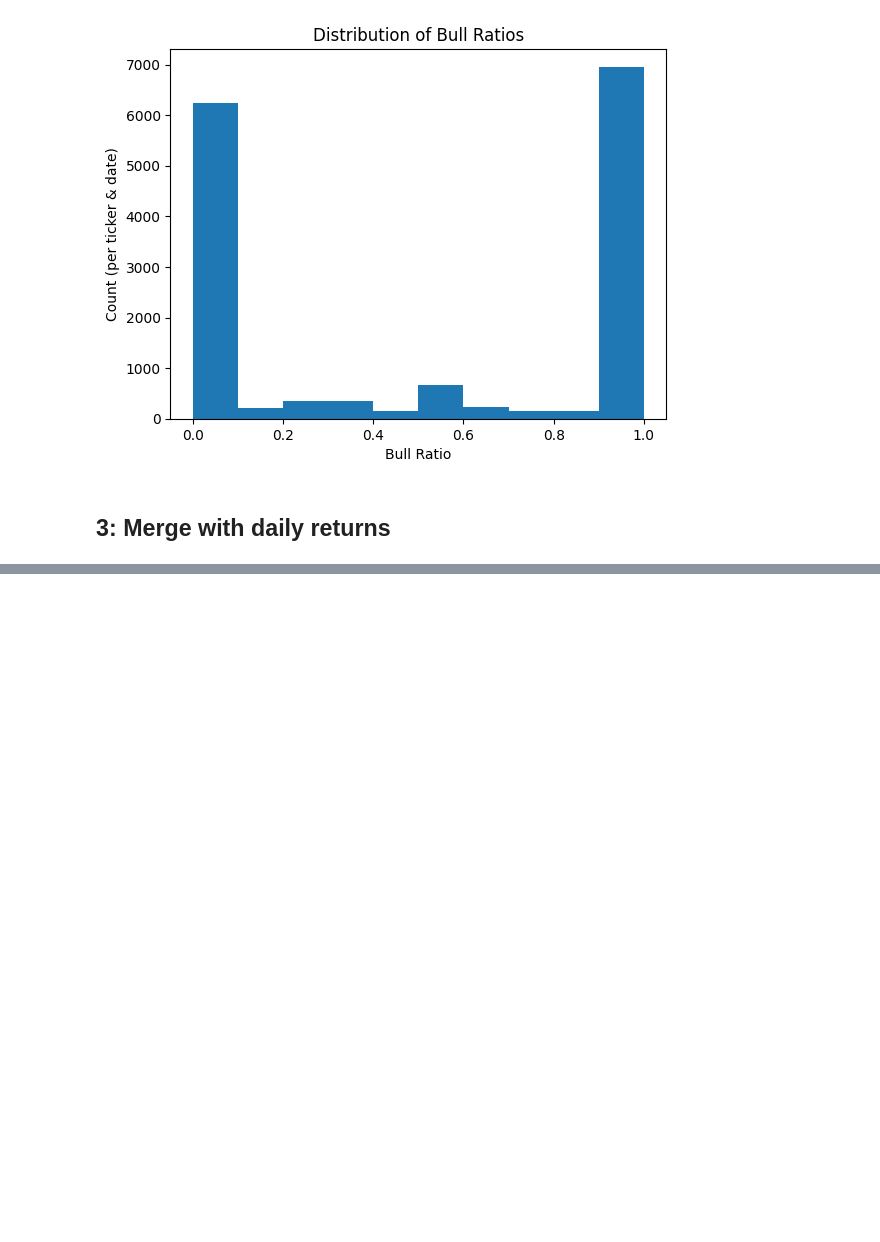
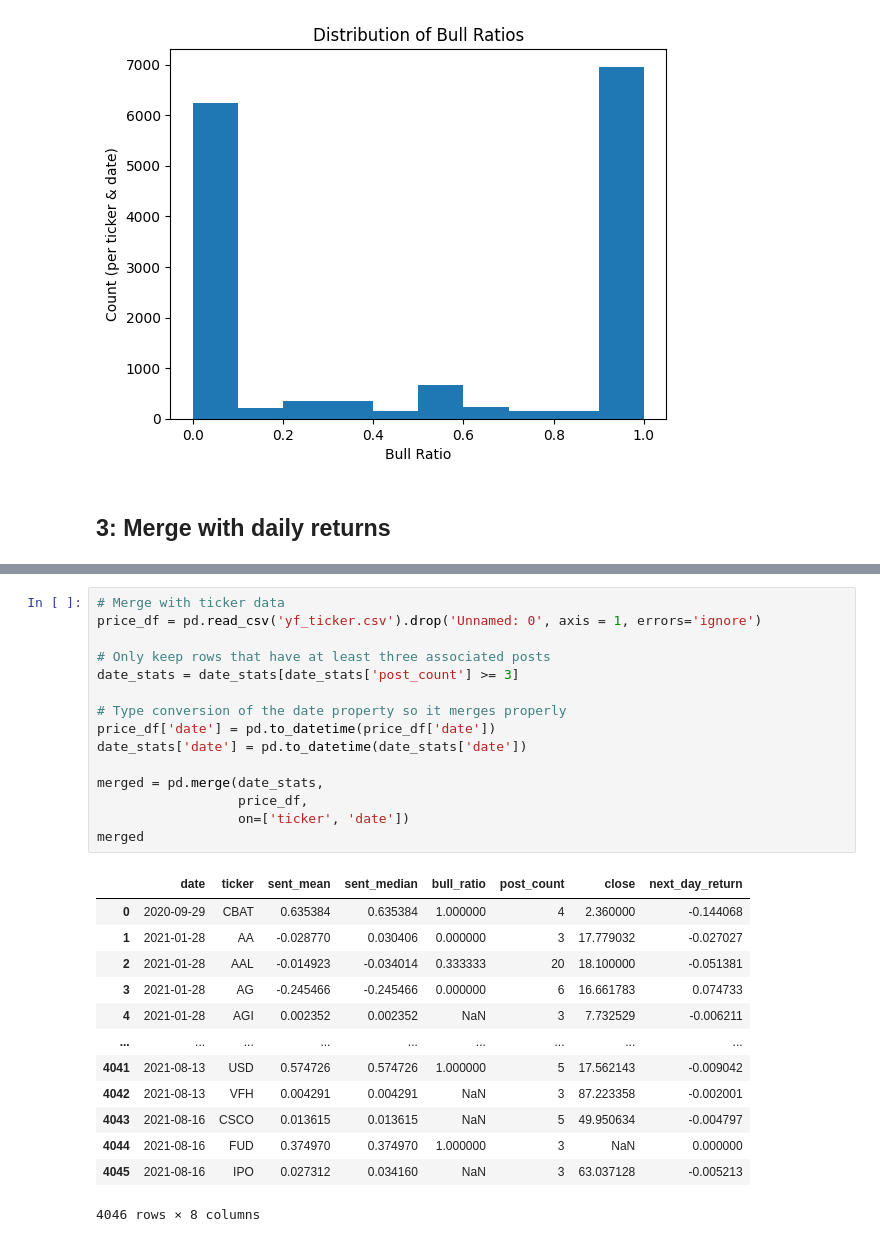
Before and after one commit to lmalmud/altdata-sentiment-ic, a Jupyter notebook: notebooks/wsb_sentiment_ic.ipynb, the cells around one changed output, grey strips where cells are left out. Saved outputs shown, nothing was run; the diff lists cells and outputs as text; blank space fills up the shorter version.

```diff
--- a/notebooks/wsb_sentiment_ic.ipynb
+++ b/notebooks/wsb_sentiment_ic.ipynb
@@ -179,0 +294,29 @@ Text(0.5, 1.0, 'Distribution of Bull Ratios')
+# %%
+# Merge with ticker data
+price_df = pd.read_csv('yf_ticker.csv').drop('Unnamed: 0', axis = 1, errors='ignore')
+
+# Only keep rows that have at least three associated posts
+date_stats = date_stats[date_stats['post_count'] >= 3]
+
+# Type conversion of the date property so it merges properly
+price_df['date'] = pd.to_datetime(price_df['date'])
+date_stats['date'] = pd.to_datetime(date_stats['date'])
+
+merged = pd.merge(date_stats,
+                  price_df,
+                  on=['ticker', 'date'])
+merged
+# %% [output]
+|  | date | ticker | sent_mean | sent_median | bull_ratio | post_count | close | next_day_return |
+| 0 | 2020-09-29 | CBAT | 0.635384 | 0.635384 | 1.000000 | 4 | 2.360000 | -0.144068 |
+| 1 | 2021-01-28 | AA | -0.028770 | 0.030406 | 0.000000 | 3 | 17.779032 | -0.027027 |
+| 2 | 2021-01-28 | AAL | -0.014923 | -0.034014 | 0.333333 | 20 | 18.100000 | -0.051381 |
+| 3 | 2021-01-28 | AG | -0.245466 | -0.245466 | 0.000000 | 6 | 16.661783 | 0.074733 |
+| 4 | 2021-01-28 | AGI | 0.002352 | 0.002352 | NaN | 3 | 7.732529 | -0.006211 |
+| ... | ... | ... | ... | ... | ... | ... | ... | ... |
+| 4041 | 2021-08-13 | USD | 0.574726 | 0.574726 | 1.000000 | 5 | 17.562143 | -0.009042 |
+| 4042 | 2021-08-13 | VFH | 0.004291 | 0.004291 | NaN | 3 | 87.223358 | -0.002001 |
+| 4043 | 2021-08-16 | CSCO | 0.013615 | 0.013615 | NaN | 5 | 49.950634 | -0.004797 |
+| 4044 | 2021-08-16 | FUD | 0.374970 | 0.374970 | 1.000000 | 3 | NaN | 0.000000 |
+| 4045 | 2021-08-16 | IPO | 0.027312 | 0.034160 | NaN | 3 | 63.037128 | -0.005213 |
+4046 rows × 8 columns
```
Also changed, not shown: parts of 3 cells of this notebook.
